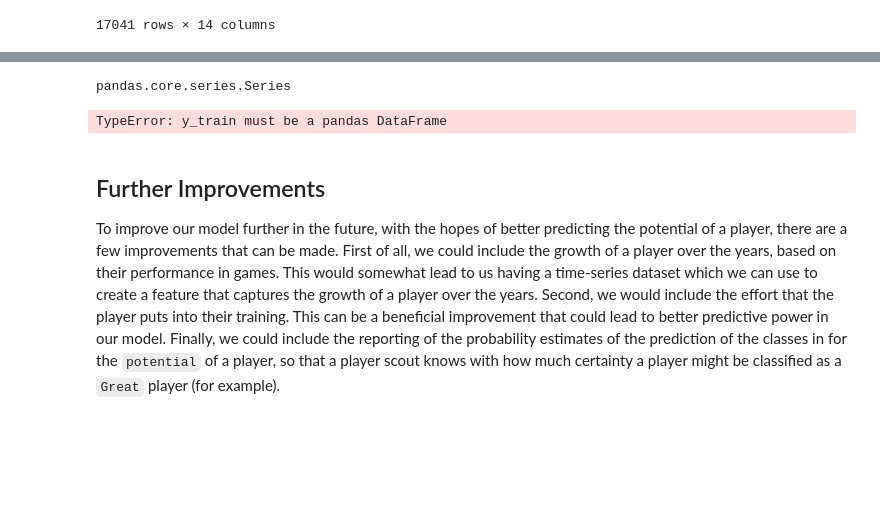
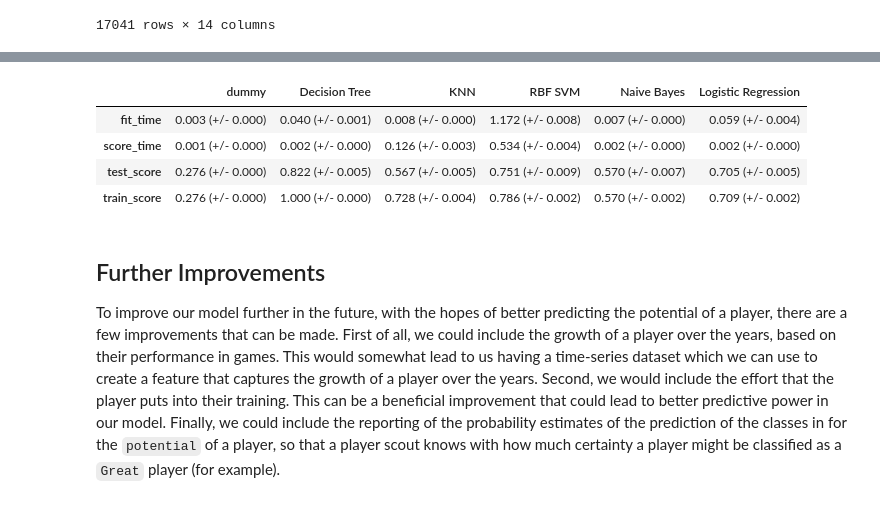
Before and after one commit to UBC-MDS/2023_dsci522-group17, a Jupyter notebook: high-potential-fifa-prediction-report.ipynb, the cells around one changed output, grey strips where cells are left out. Drawn from its saved outputs; the diff is of its cells as text; code cells hidden in the pictures; blank space fills up the shorter version.

```diff
--- a/high-potential-fifa-prediction-report.ipynb
+++ b/high-potential-fifa-prediction-report.ipynb
@@ -211,15 +211,16 @@ models = {
     "Naive Bayes": GaussianNB(),
     "Logistic Regression": LogisticRegression(max_iter=2000, multi_class="ovr", random_state=123),
 }
-# %%
-type(y_train)
-# %% [output]
-pandas.core.series.Series
 # %%
 # Modularized function for cross validation
 results = cross_val_by_model(models, X_train, y_train)
+results
 # %% [output]
-TypeError: y_train must be a pandas DataFrame
+|  | dummy | Decision Tree | KNN | RBF SVM | Naive Bayes | Logistic Regression |
+| fit_time | 0.003 (+/- 0.000) | 0.040 (+/- 0.001) | 0.008 (+/- 0.000) | 1.172 (+/- 0.008) | 0.007 (+/- 0.000) | 0.059 (+/- 0.004) |
+| score_time | 0.001 (+/- 0.000) | 0.002 (+/- 0.000) | 0.126 (+/- 0.003) | 0.534 (+/- 0.004) | 0.002 (+/- 0.000) | 0.002 (+/- 0.000) |
+| test_score | 0.276 (+/- 0.000) | 0.822 (+/- 0.005) | 0.567 (+/- 0.005) | 0.751 (+/- 0.009) | 0.570 (+/- 0.007) | 0.705 (+/- 0.005) |
+| train_score | 0.276 (+/- 0.000) | 1.000 (+/- 0.000) | 0.728 (+/- 0.004) | 0.786 (+/- 0.002) | 0.570 (+/- 0.002) | 0.709 (+/- 0.002) |
 # %%
 # # Function attributed to Leture 2 of 571 found at the below link
 # # https://pages.github.ubc.ca/MDS-2023-24/DSCI_571_sup-learn-1_students/lectures/02_ml-fundamentals.html?highlight=mean_std_cross_val_scores
```
